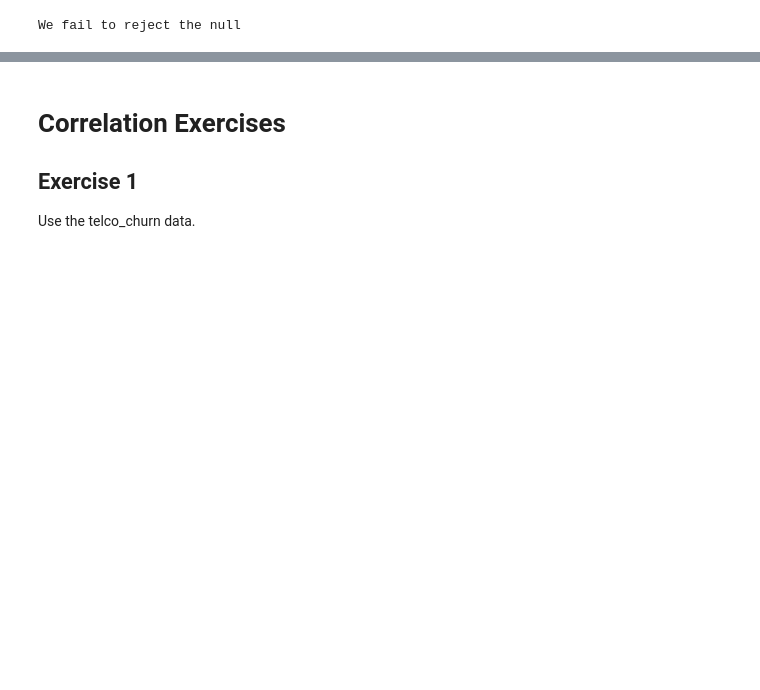
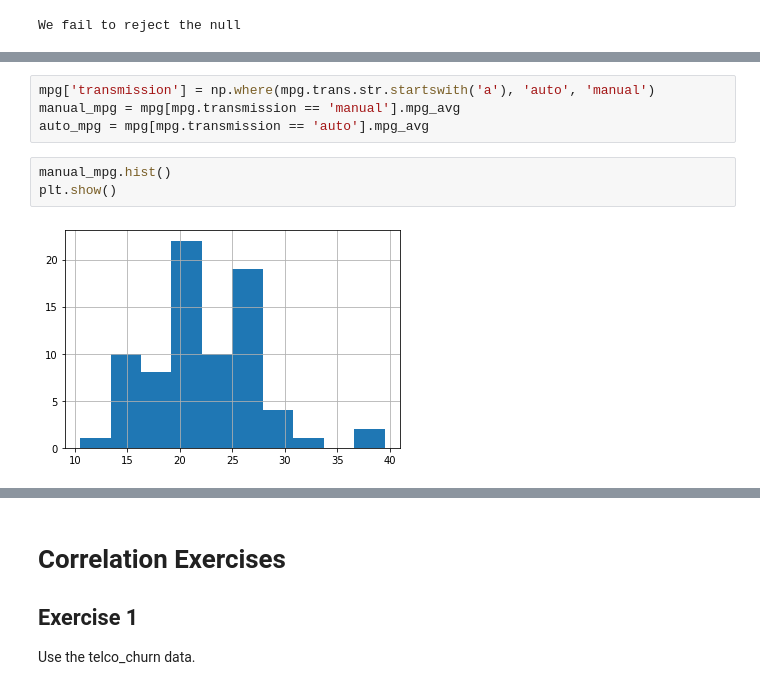
Before and after one commit to gilbert-noriega-ii/statistics-exercises, a Jupyter notebook: hypothesis_testing.ipynb, the cells around one changed output, grey strips where cells are left out. Saved outputs shown, nothing was run; the diff lists cells and outputs as text; blank space fills up the shorter version.

```diff
--- a/hypothesis_testing.ipynb
+++ b/hypothesis_testing.ipynb
@@ -331,0 +354,9 @@ __Conclusion__: We fail to reject the null hypothesis. There is not a difference
+# %%
+mpg['transmission'] = np.where(mpg.trans.str.startswith('a'), 'auto', 'manual')
+manual_mpg = mpg[mpg.transmission == 'manual'].mpg_avg
+auto_mpg = mpg[mpg.transmission == 'auto'].mpg_avg
+# %%
+manual_mpg.hist()
+plt.show()
+# %% [output]
+[figure, added]
```
Also changed, not shown: parts of 23 cells of this notebook.
